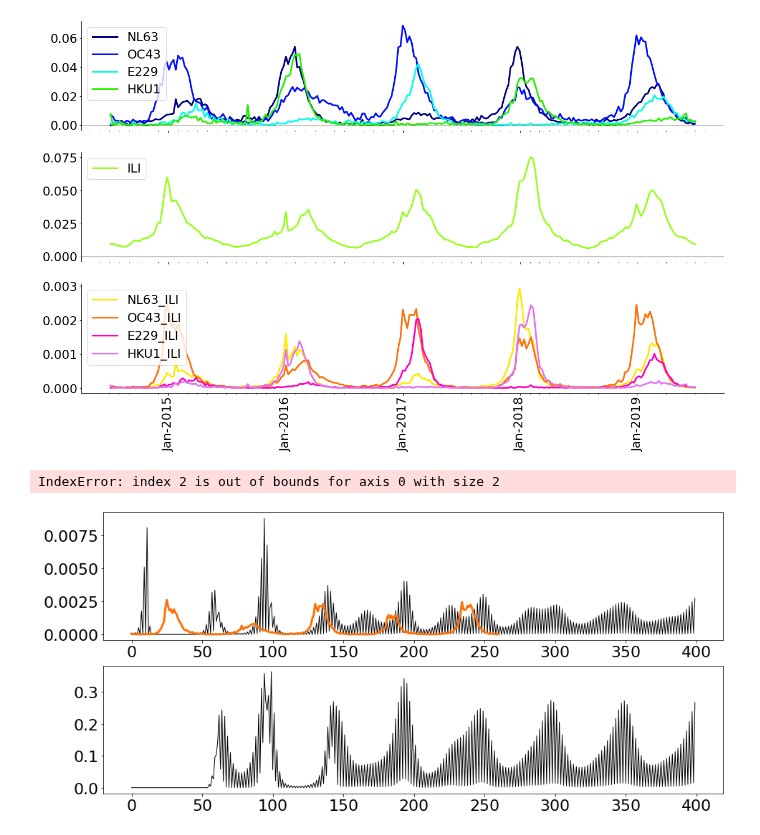
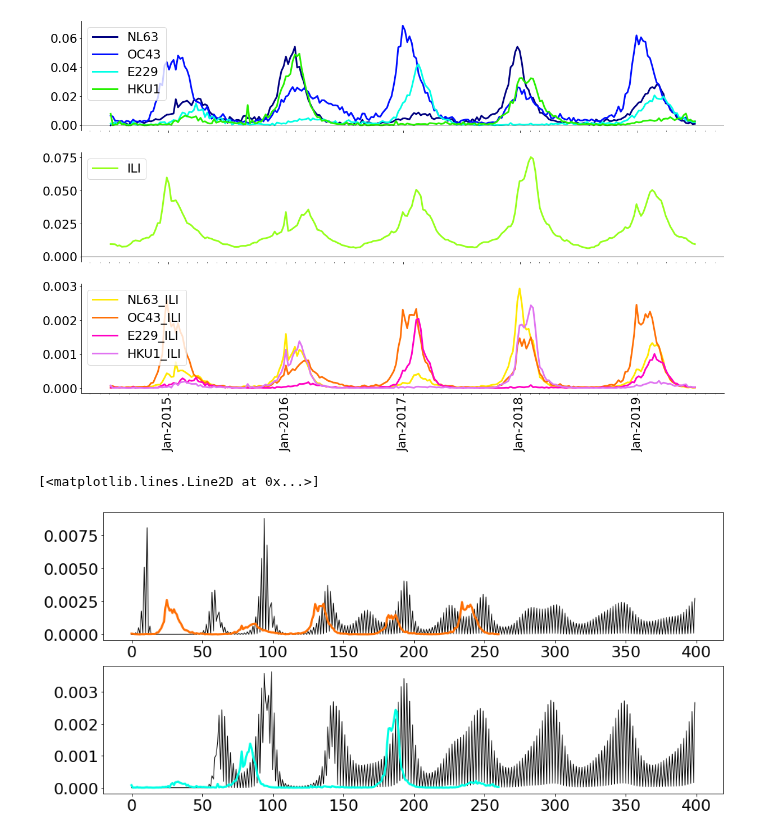
Before and after one commit to ChaosDonkey06/ID_Modeling, a Jupyter notebook: PAPERS/nCov2_KisslerLipsitch_2020.ipynb, the cells around one changed output. Cells and saved outputs as stored; diff of their text form; code cells hidden in the pictures.

```diff
--- a/PAPERS/nCov2_KisslerLipsitch_2020.ipynb
+++ b/PAPERS/nCov2_KisslerLipsitch_2020.ipynb
@@ -254,7 +254,7 @@ dates = np.arange(0, 52*30, 1) # Simulation [weeks]
 # %%
 # THIS IS IN WEEKS
 params                 = {}
-params["importlength"] = 1     # Duration of importation pulse, weeks
+params["importlength"] = 1       # Duration of importation pulse, weeks
 params["importtime1"]  = 0       # Time of strain 1 importation, weeks
 params["importtime2"]  = 52      # Time of strain 2 importation, weeks
 params["amplitude"]    = 0.6     # R0 seasonality amplitude (dev. 1)
@@ -292,34 +292,34 @@ def sim_model(model, times, params):
         params["p2"] = pp2[t]
 
         xall[t+1,:,:,:]  = model(t,  xall[t,:,:,:], params, dt=1)
 
     return xall
 
 
 x_sim = sim_model(model, dates, params)
 I1S2 = x_sim[:, 2, 0, :] # Infeected with Strain1 & Susceptible to Strain2
 I1E2 = x_sim[:, 2, 1, :] # Infeected with Strain1 & Exposed to Strain2 (infected not infectious)
 I1I2 = x_sim[:, 2, 2, :] # Infeected with Strain1 & Infected to Strain2 (infected and infectious)
 I1R2 = x_sim[:, 2, 3, :] # Infeected with Strain1 & Immunized to Strain2 (immunity is assumed to wane)
 
 
 S1I2 = x_sim[:, 0, 2, :] # Susceptible to Strain1 & Infected to Strain2 (infected and infectious)
 E1I2 = x_sim[:, 1, 2, :] # Susceptible to Strain1 & Infected to Strain2 (infected and infectious)
 I1I2 = x_sim[:, 2, 2, :] # Susceptible to Strain1 & Infected to Strain2 (infected and infectious)
 R1I2 = x_sim[:, 3, 2, :] # Susceptible to Strain1 & Infected to Strain2 (infected and infectious)
 
 
 I1 = I1S2 + I1E2 + I1I2 + I1R2 # Total people infected with the 1st strain
 I2 = S1I2 + E1I2 + I1I2 + R1I2 # Total people infected with the 2nd strain
 
 fig, ax = plt.subplots(2, 1, figsize=(15.5, 7.2))
 
 ax[0].plot(dates[:400], I1[:400, 0]*0.01, color="k", alpha=1, lw=1)
 ax[0].plot(range(len(ili_df)), ili_df.OC43_ILI, color=cm(6/NUM_COLORS), lw=3,  label= "OC43_ILI")
 
 
-ax[1].plot(dates[:400], I2[:400, 0], color="k", alpha=1, lw=1)
-ax[2].plot(range(len(ili_df)), ili_df.HKU1_ILI, color=cm(2/NUM_COLORS), lw=3,  label= "OC43_ILI")
+ax[1].plot(dates[:400], I2[:400, 0]*0.01, color="k", alpha=1, lw=1)
+ax[1].plot(range(len(ili_df)), ili_df.HKU1_ILI, color=cm(2/NUM_COLORS), lw=3,  label= "OC43_ILI")
 # %% [output]
-IndexError: index 2 is out of bounds for axis 0 with size 2
+[<matplotlib.lines.Line2D at 0x...>]
-[figure, old version]
+[figure, new version]
```
Also changed, not shown: parts of 1 cell of this notebook.
